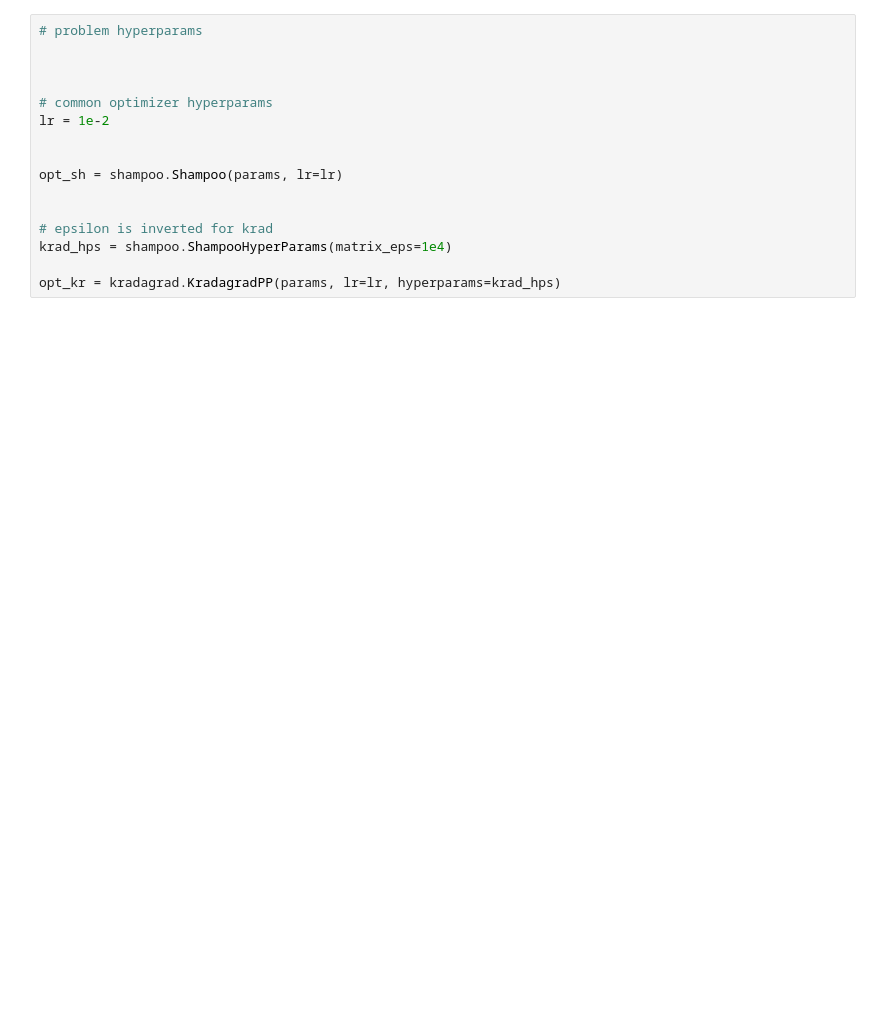
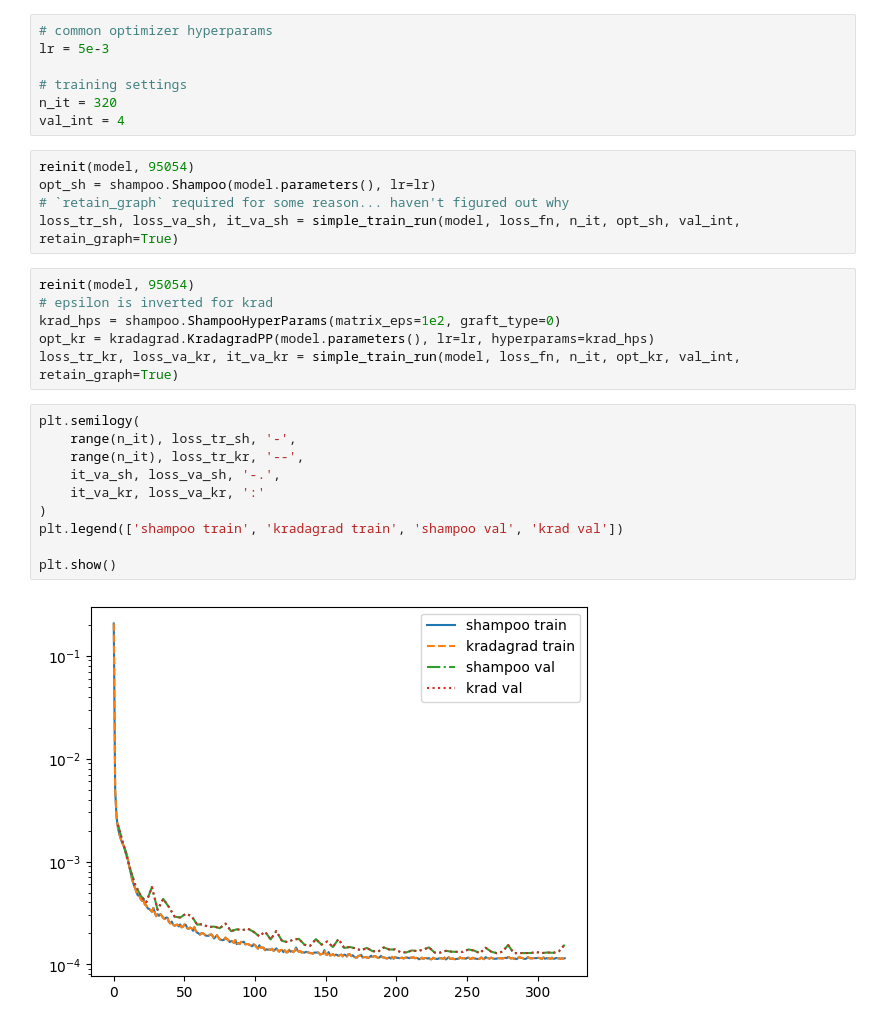
Before and after one commit to jonathanmei/kradagrad, a Jupyter notebook: kradagrad/experiments/quick_mlp.ipynb, the cells around one changed output. Drawn from its saved outputs; the diff is of its cells as text; blank space fills up the shorter version.

Commit message:
simple mlp experiment

```diff
--- a/kradagrad/experiments/quick_mlp.ipynb
+++ b/kradagrad/experiments/quick_mlp.ipynb
@@ -21,16 +101,30 @@ import shampoo
+# %%
+# common optimizer hyperparams
+lr = 5e-3
+
+# training settings
+n_it = 320
+val_int = 4
+# %%
+reinit(model, 95054)
+opt_sh = shampoo.Shampoo(model.parameters(), lr=lr)
+# `retain_graph` required for some reason... haven't figured out why
+loss_tr_sh, loss_va_sh, it_va_sh = simple_train_run(model, loss_fn, n_it, opt_sh, val_int, retain_graph=True)
 # %%
-# problem hyperparams
-
-
-
-# common optimizer hyperparams
-lr = 1e-2
-
-
-opt_sh = shampoo.Shampoo(params, lr=lr)
-
-
+reinit(model, 95054)
 # epsilon is inverted for krad
-krad_hps = shampoo.ShampooHyperParams(matrix_eps=1e4)
-
-opt_kr = kradagrad.KradagradPP(params, lr=lr, hyperparams=krad_hps)
+krad_hps = shampoo.ShampooHyperParams(matrix_eps=1e2, graft_type=0)
+opt_kr = kradagrad.KradagradPP(model.parameters(), lr=lr, hyperparams=krad_hps)
+loss_tr_kr, loss_va_kr, it_va_kr = simple_train_run(model, loss_fn, n_it, opt_kr, val_int, retain_graph=True)
+# %%
+plt.semilogy(
+    range(n_it), loss_tr_sh, '-',
+    range(n_it), loss_tr_kr, '--',
+    it_va_sh, loss_va_sh, '-.',
+    it_va_kr, loss_va_kr, ':'
+)
+plt.legend(['shampoo train', 'kradagrad train', 'shampoo val', 'krad val'])
+
+plt.show()
+# %% [output]
+[figure, added]
```
Also changed, not shown: parts of 4 cells of this notebook, 2 other files.
